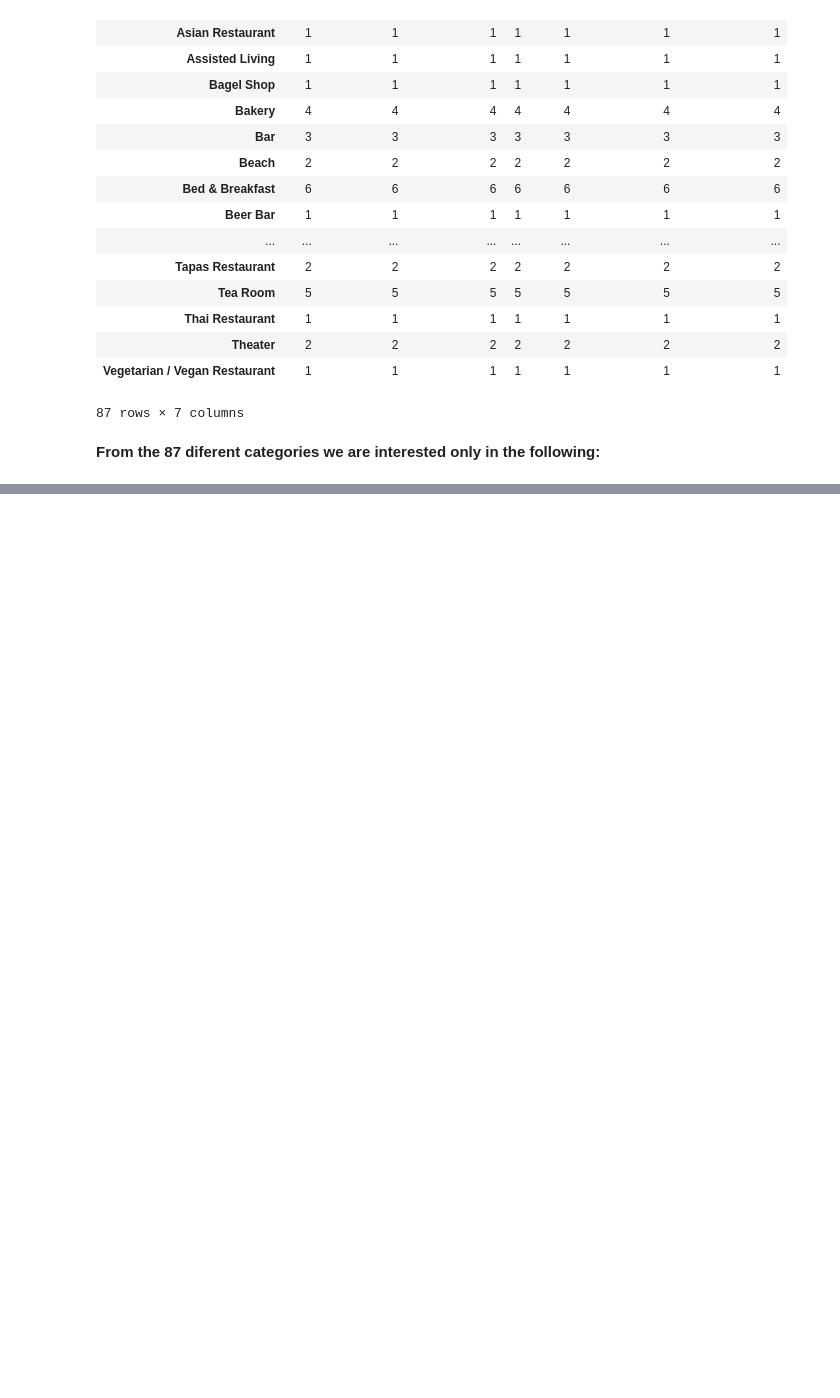
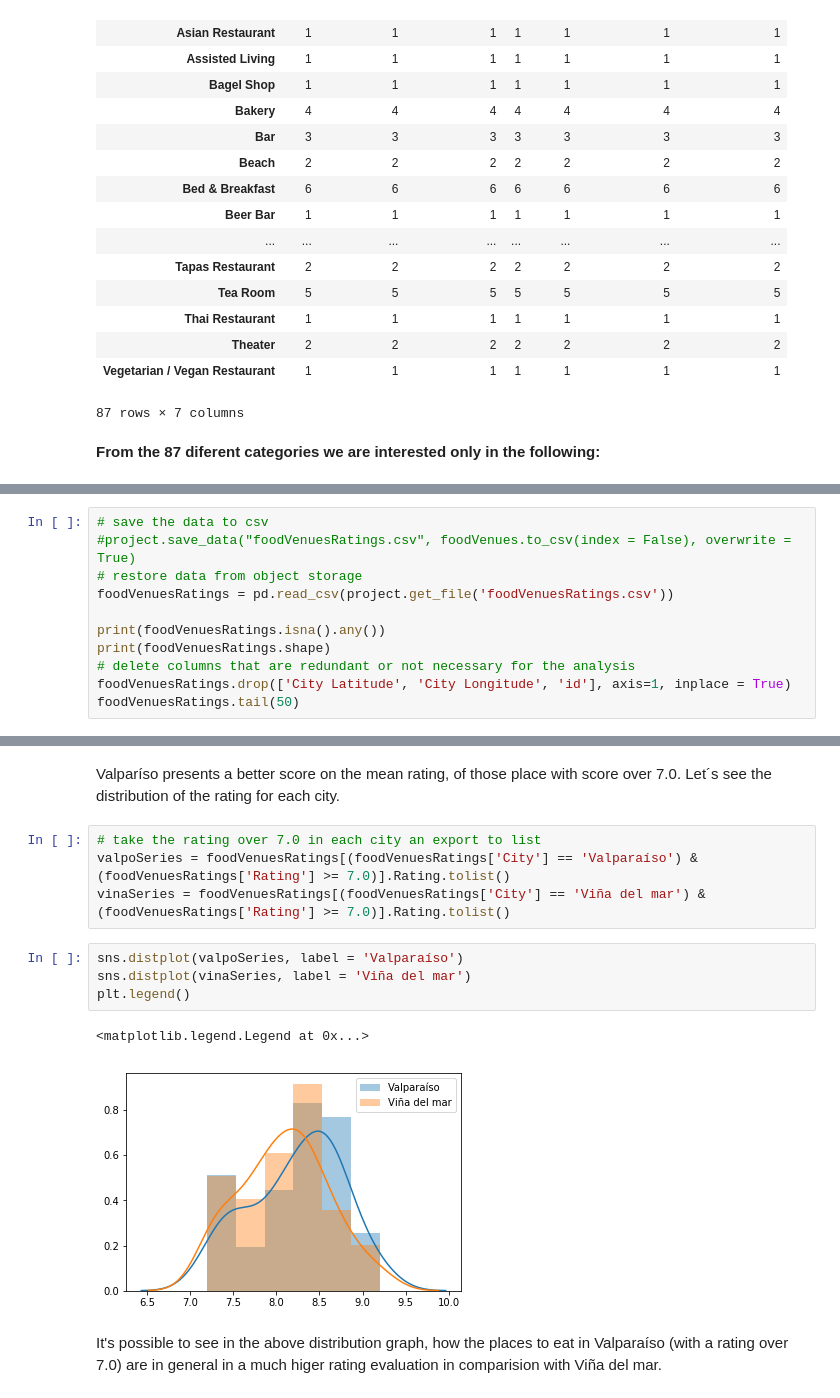
Before and after one commit to carsepmo/Coursera_Capstone, a Jupyter notebook: The-Battle-of Neighborhoods.ipynb, the cells around one changed output, grey strips where cells are left out. Cells and saved outputs as stored; diff of their text form; blank space fills up the shorter version.

```diff
--- a/The-Battle-of Neighborhoods.ipynb
+++ b/The-Battle-of Neighborhoods.ipynb
@@ -299,0 +312,11 @@ foodVenues.at[]
+# %%
+# save the data to csv
+#project.save_data("foodVenuesRatings.csv", foodVenues.to_csv(index = False), overwrite = True)
+# restore data from object storage
+foodVenuesRatings = pd.read_csv(project.get_file('foodVenuesRatings.csv'))
+
+print(foodVenuesRatings.isna().any())
+print(foodVenuesRatings.shape)
+# delete columns that are redundant or not necessary for the analysis
+foodVenuesRatings.drop(['City Latitude', 'City Longitude', 'id'], axis=1, inplace = True)
+foodVenuesRatings.tail(50)
@@ -299,0 +393,15 @@ foodVenues.at[]
+# %% [markdown]
+Valparíso presents a better score on the mean rating, of those place with score over 7.0. Let´s see the distribution of the rating for each city.
+# %%
+# take the rating over 7.0 in each city an export to list
+valpoSeries = foodVenuesRatings[(foodVenuesRatings['City'] == 'Valparaíso') & (foodVenuesRatings['Rating'] >= 7.0)].Rating.tolist()
+vinaSeries = foodVenuesRatings[(foodVenuesRatings['City'] == 'Viña del mar') & (foodVenuesRatings['Rating'] >= 7.0)].Rating.tolist()
+# %%
+sns.distplot(valpoSeries, label = 'Valparaíso')
+sns.distplot(vinaSeries, label = 'Viña del mar')
+plt.legend()
+# %% [output]
+<matplotlib.legend.Legend at 0x...>
+[figure, added]
+# %% [markdown]
+It's possible to see in the above distribution graph, how the places to eat in Valparaíso (with a rating over 7.0) are in general in a much higer rating evaluation in comparision with Viña del mar.
```
Also changed, not shown: parts of 25 cells of this notebook.
